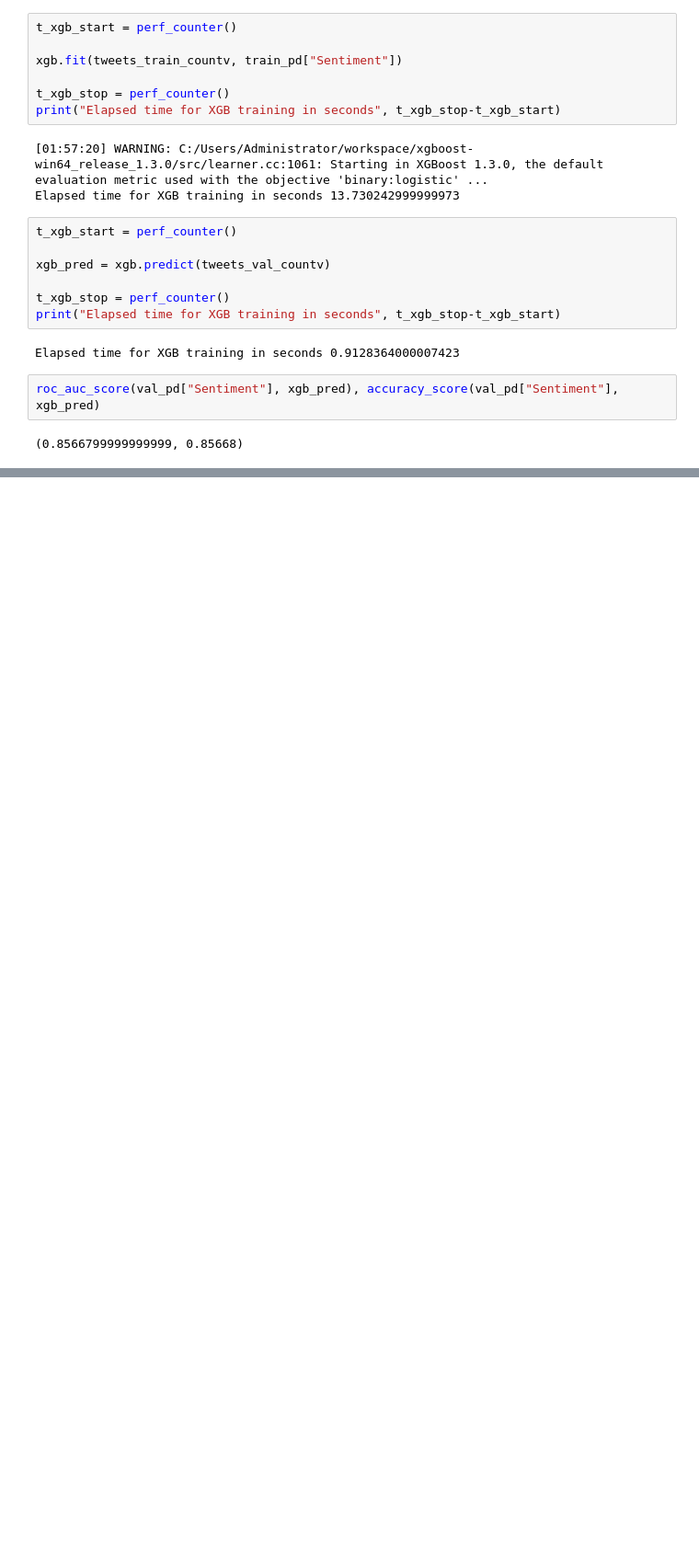
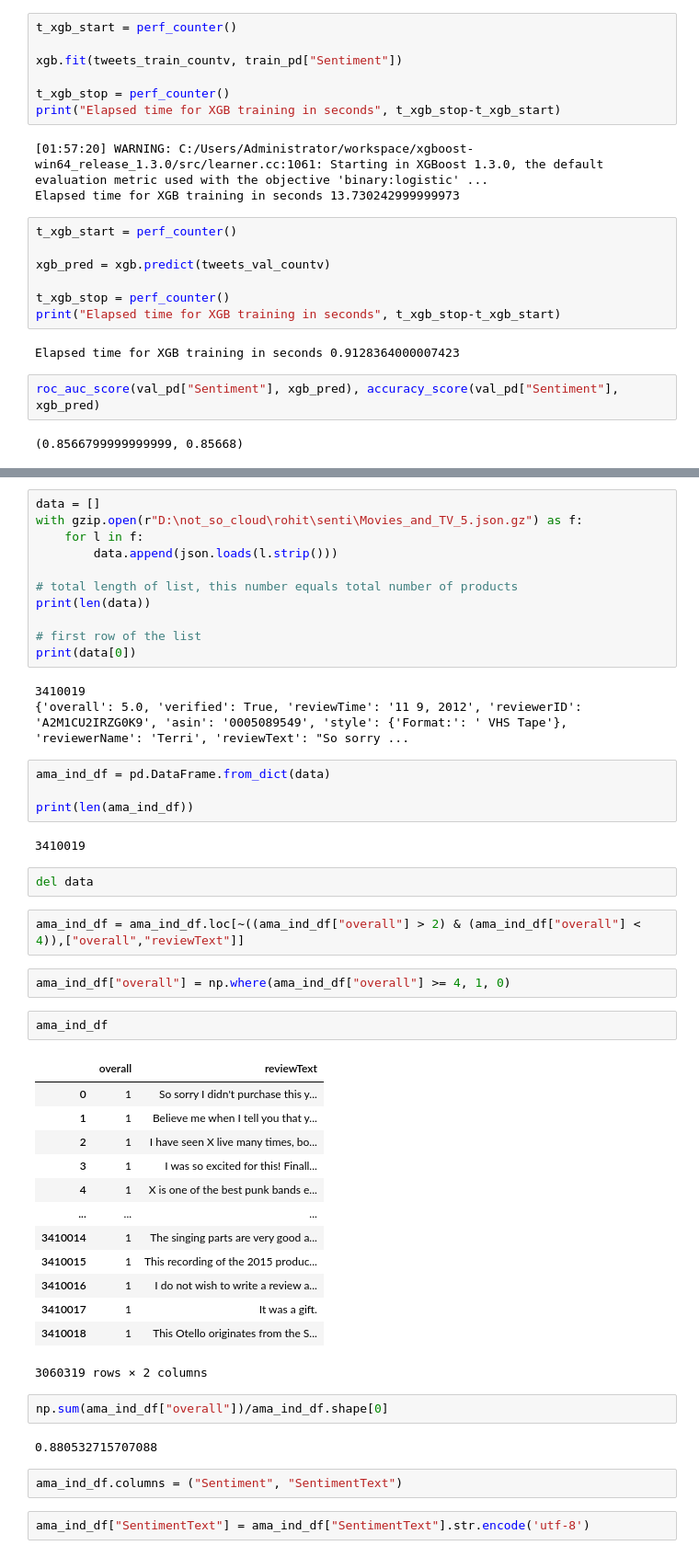
Before and after one commit to nrohit78/Sentiment_Analysis, a Jupyter notebook: src/rnair/senti_script.ipynb, the cells around one changed output, grey strips where cells are left out. Shown at 92% size. Saved outputs shown, nothing was run; the diff lists cells and outputs as text; blank space fills up the shorter version.

Commit message:
Added Amazon reviews.

```diff
--- a/src/rnair/senti_script.ipynb
+++ b/src/rnair/senti_script.ipynb
@@ -500,0 +510,50 @@ roc_auc_score(val_pd["Sentiment"], xgb_pred), accuracy_score(val_pd["Sentiment"]
+# %%
+data = []
+with gzip.open(r"D:\not_so_cloud\rohit\senti\Movies_and_TV_5.json.gz") as f:
+    for l in f:
+        data.append(json.loads(l.strip()))
+
+# total length of list, this number equals total number of products
+print(len(data))
+
+# first row of the list
+print(data[0])
+# %% [output]
+3410019
+{'overall': 5.0, 'verified': True, 'reviewTime': '11 9, 2012', 'reviewerID': 'A2M1CU2IRZG0K9', 'asin': '0005089549', 'style': {'Format:': ' VHS Tape'}, 'reviewerName': 'Terri', 'reviewText': "So sorry ...
+# %%
+ama_ind_df = pd.DataFrame.from_dict(data)
+
+print(len(ama_ind_df))
+# %% [output]
+3410019
+# %%
+del data
+# %%
+ama_ind_df = ama_ind_df.loc[~((ama_ind_df["overall"] > 2) & (ama_ind_df["overall"] < 4)),["overall","reviewText"]]
+# %%
+ama_ind_df["overall"] = np.where(ama_ind_df["overall"] >= 4, 1, 0)
+# %%
+ama_ind_df
+# %% [output]
+|  | overall | reviewText |
+| 0 | 1 | So sorry I didn't purchase this y... |
+| 1 | 1 | Believe me when I tell you that y... |
+| 2 | 1 | I have seen X live many times, bo... |
+| 3 | 1 | I was so excited for this! Finall... |
+| 4 | 1 | X is one of the best punk bands e... |
+| ... | ... | ... |
+| 3410014 | 1 | The singing parts are very good a... |
+| 3410015 | 1 | This recording of the 2015 produc... |
+| 3410016 | 1 | I do not wish to write a review a... |
+| 3410017 | 1 | It was a gift. |
+| 3410018 | 1 | This Otello originates from the S... |
+3060319 rows × 2 columns
+# %%
+np.sum(ama_ind_df["overall"])/ama_ind_df.shape[0]
+# %% [output]
+0.880532715707088
+# %%
+ama_ind_df.columns = ("Sentiment", "SentimentText")
+# %%
+ama_ind_df["SentimentText"] = ama_ind_df["SentimentText"].str.encode('utf-8')
```
Also changed, not shown: parts of 35 cells of this notebook, 1 other file.
